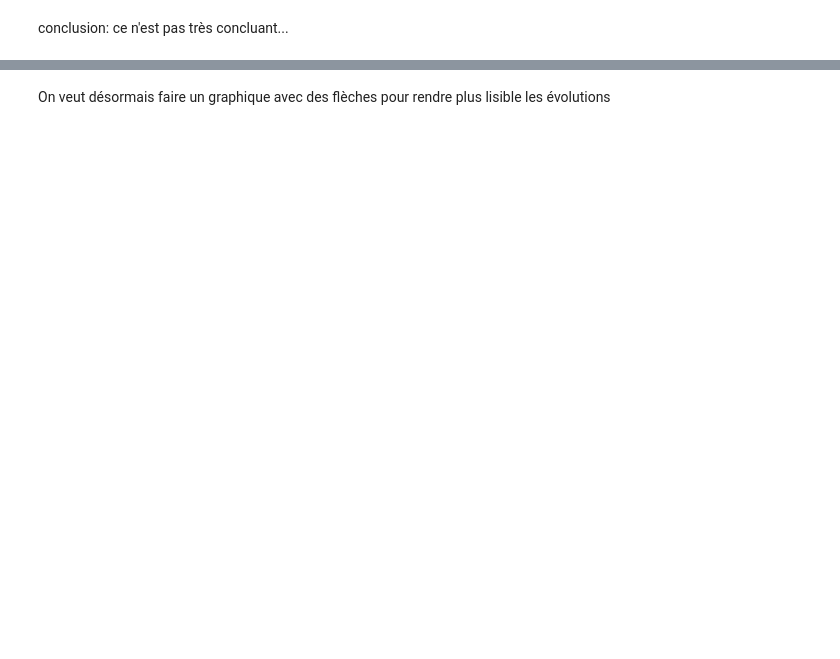
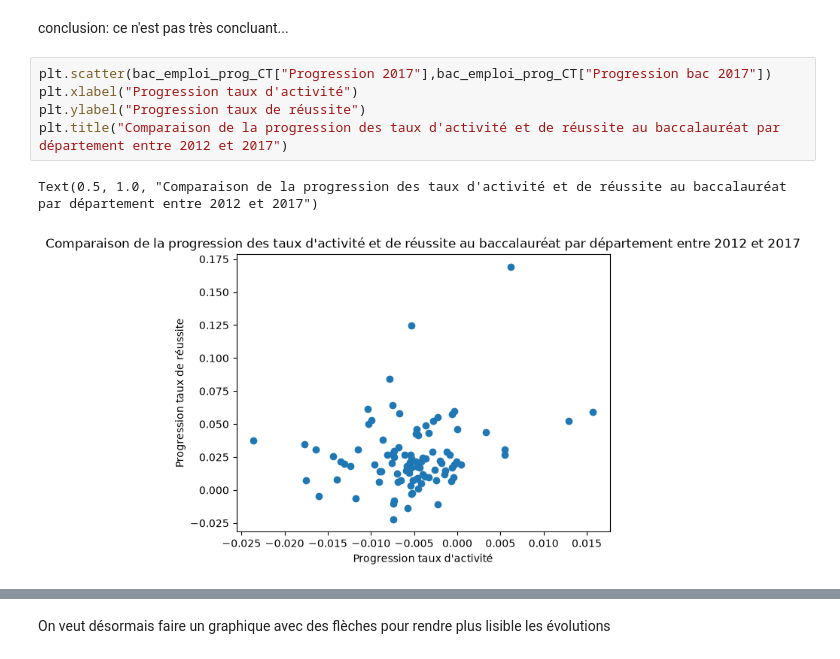
Before and after one commit to ma2nons/Projet-python, a Jupyter notebook: département/test_annees.ipynb, the cells around one changed output, grey strips where cells are left out. Drawn from its saved outputs; the diff is of its cells as text; blank space fills up the shorter version.

```diff
--- a/département/test_annees.ipynb
+++ b/département/test_annees.ipynb
@@ -283,3 +282,11 @@ Text(0.5, 1.0, "Comparaison de la progression des taux d'activité et de réussi
 # %% [markdown]
 conclusion: ce n'est pas très concluant...
+# %%
+plt.scatter(bac_emploi_prog_CT["Progression 2017"],bac_emploi_prog_CT["Progression bac 2017"])
+plt.xlabel("Progression taux d'activité")
+plt.ylabel("Progression taux de réussite")
+plt.title("Comparaison de la progression des taux d'activité et de réussite au baccalauréat par département entre 2012 et 2017")
+# %% [output]
+Text(0.5, 1.0, "Comparaison de la progression des taux d'activité et de réussite au baccalauréat par département entre 2012 et 2017")
+[figure, added]
 # %%
```
Also changed, not shown: parts of 11 cells of this notebook.
